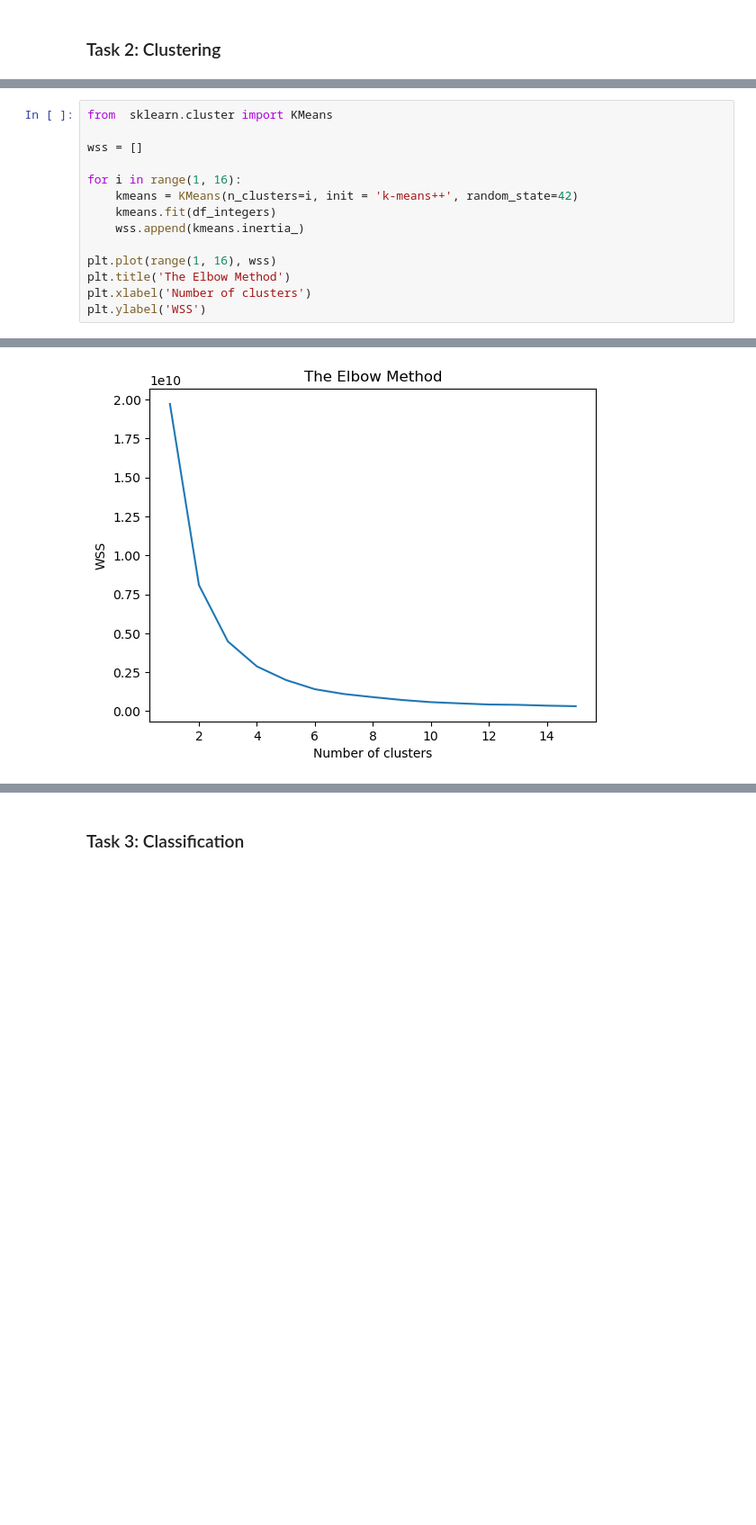
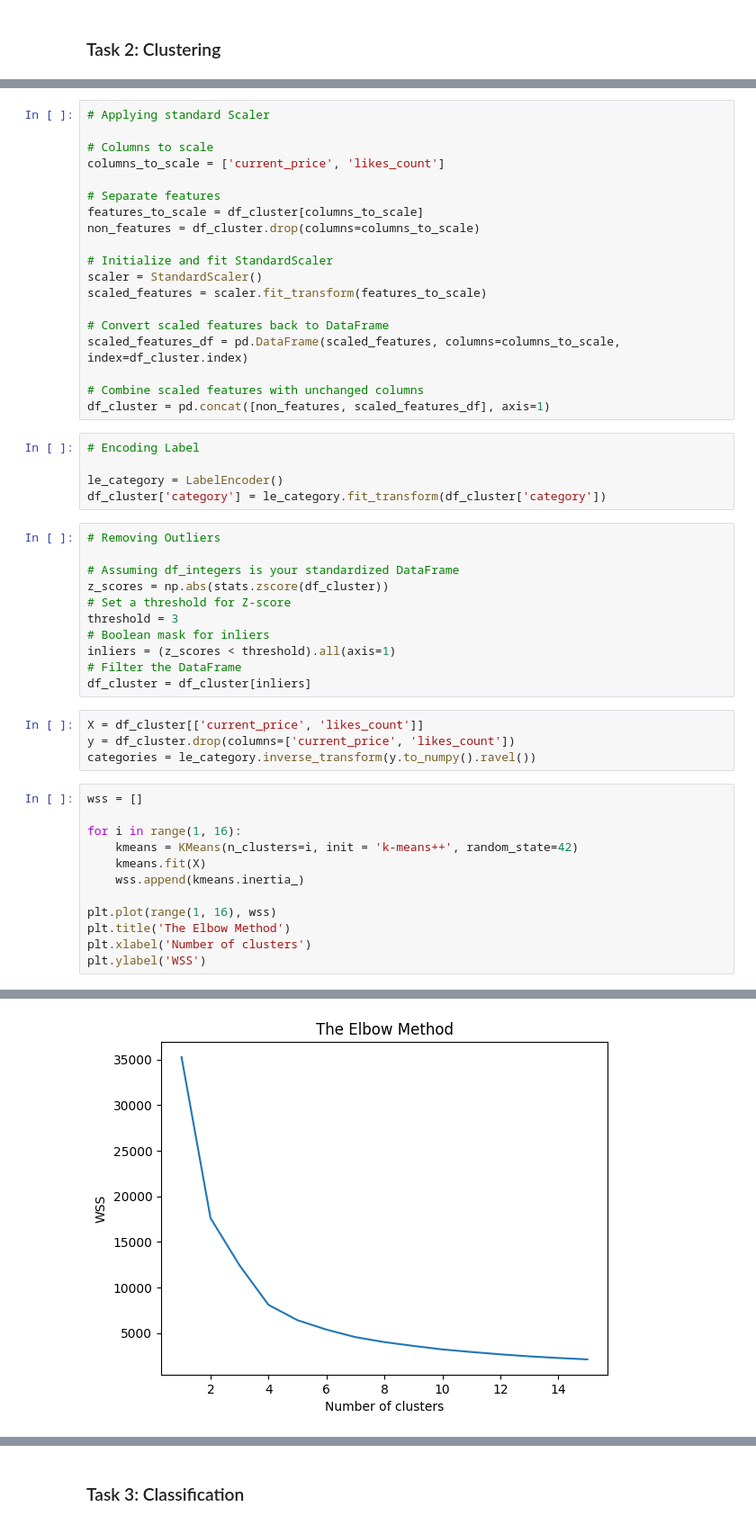
Before and after one commit to kgoel59/BigData, a Jupyter notebook: A1/code/main.ipynb, the cells around one changed output, grey strips where cells are left out. Shown at 90% size. Saved outputs shown, nothing was run; the diff lists cells and outputs as text; blank space fills up the shorter version.

Commit message:
clustering optimized

```diff
--- a/A1/code/main.ipynb
+++ b/A1/code/main.ipynb
@@ -331,20 +334,57 @@ df_integers = df.drop(['category', 'name', 'is_new', 'discount'], axis=1)
+# %%
+# Applying standard Scaler
+
+# Columns to scale
+columns_to_scale = ['current_price', 'likes_count']
+
+# Separate features
+features_to_scale = df_cluster[columns_to_scale]
+non_features = df_cluster.drop(columns=columns_to_scale)
+
+# Initialize and fit StandardScaler
+scaler = StandardScaler()
+scaled_features = scaler.fit_transform(features_to_scale)
+
+# Convert scaled features back to DataFrame
+scaled_features_df = pd.DataFrame(scaled_features, columns=columns_to_scale, index=df_cluster.index)
+
+# Combine scaled features with unchanged columns
+df_cluster = pd.concat([non_features, scaled_features_df], axis=1)
+# %%
+# Encoding Label
+
+le_category = LabelEncoder()
+df_cluster['category'] = le_category.fit_transform(df_cluster['category'])
+# %%
+# Removing Outliers
+
+# Assuming df_integers is your standardized DataFrame
+z_scores = np.abs(stats.zscore(df_cluster))
+# Set a threshold for Z-score
+threshold = 3
+# Boolean mask for inliers
+inliers = (z_scores < threshold).all(axis=1)
+# Filter the DataFrame
+df_cluster = df_cluster[inliers]
+# %%
+X = df_cluster[['current_price', 'likes_count']]
+y = df_cluster.drop(columns=['current_price', 'likes_count'])
+categories = le_category.inverse_transform(y.to_numpy().ravel())
 # %%
-from  sklearn.cluster import KMeans
-
 wss = []
 
 for i in range(1, 16):
     kmeans = KMeans(n_clusters=i, init = 'k-means++', random_state=42)
-    kmeans.fit(df_integers)
+    kmeans.fit(X)
     wss.append(kmeans.inertia_)
 
 plt.plot(range(1, 16), wss)
 plt.title('The Elbow Method')
 plt.xlabel('Number of clusters')
 plt.ylabel('WSS')
 # %% [output]
 Text(0, 0.5, 'WSS')
-[figure, old version]
+[figure, new version]
 # %%
 from sklearn.cluster import KMeans, AgglomerativeClustering
 from sklearn.metrics import silhouette_score, calinski_harabasz_score, davies_bouldin_score
```
Also changed, not shown: parts of 13 cells of this notebook.
